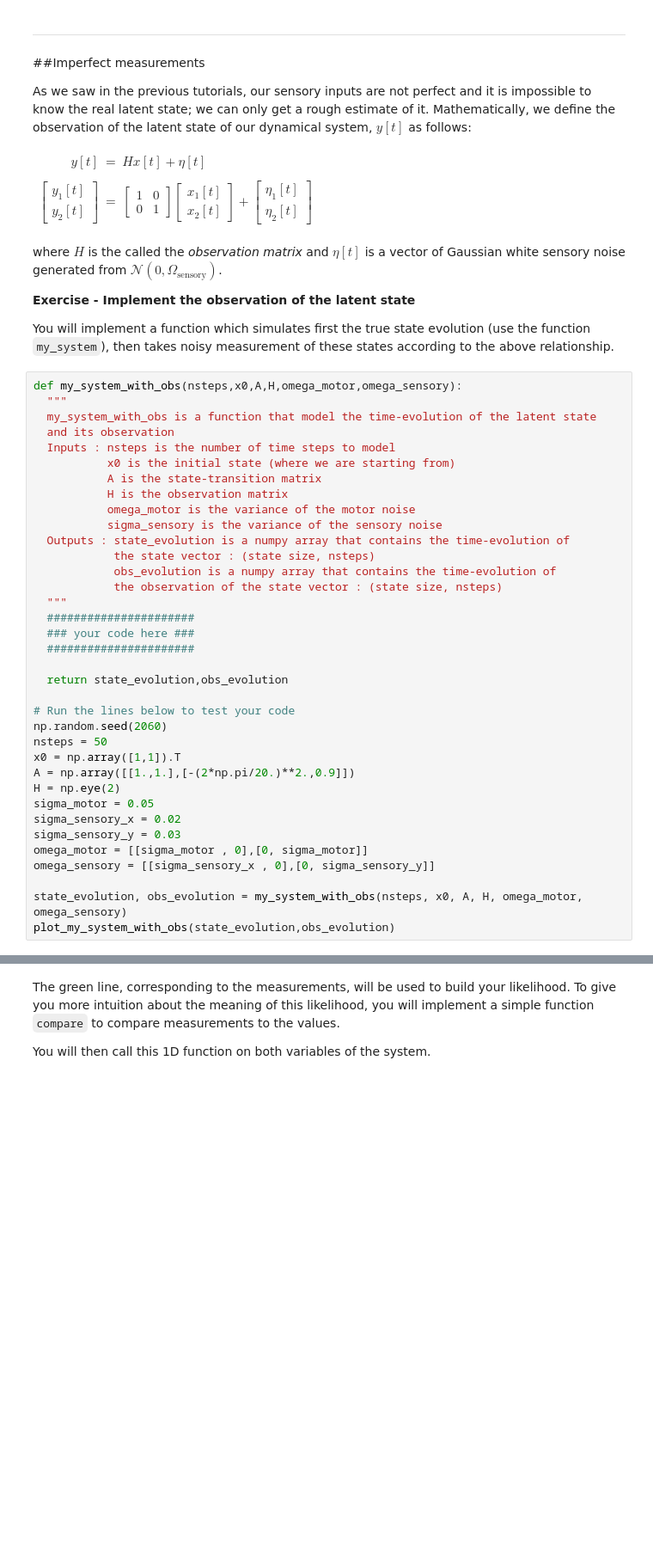
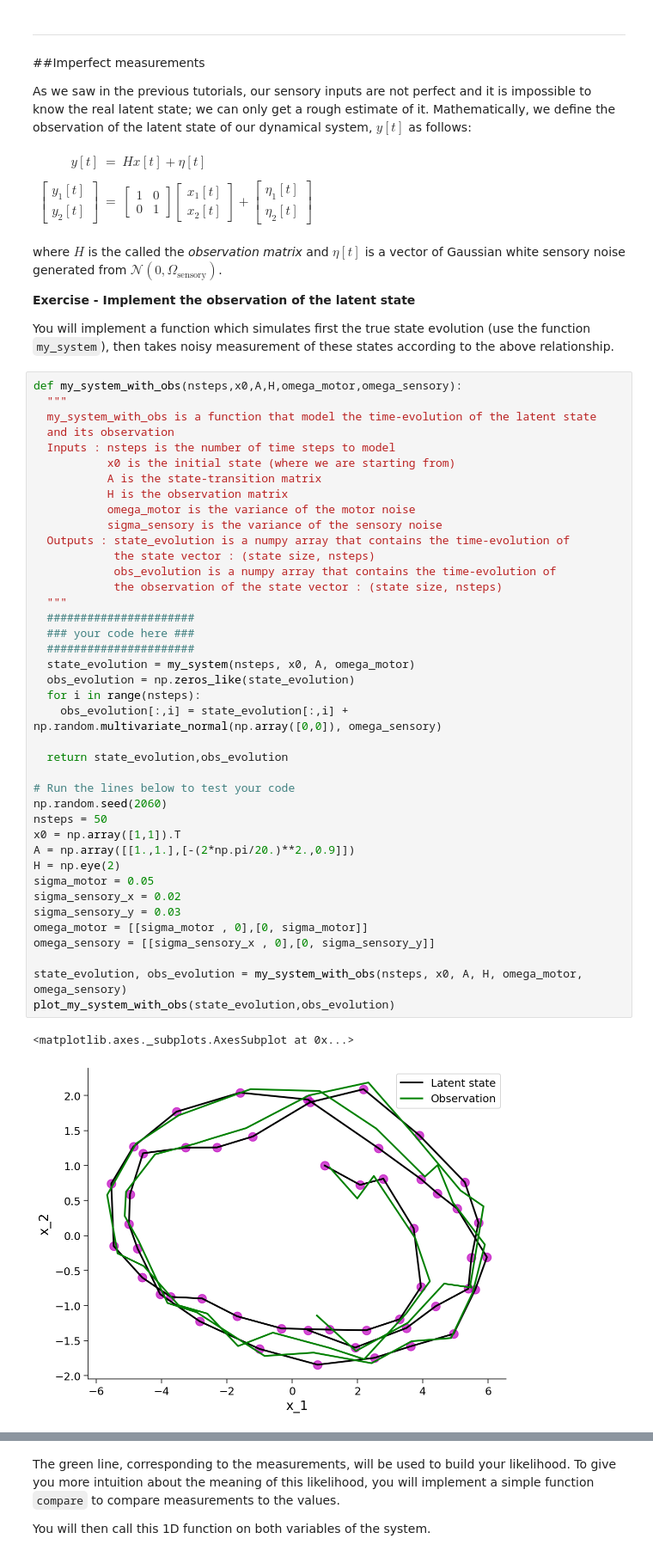
Before and after one commit to svandergoote/LGBIO2060-2022, a Jupyter notebook: LGBIO2060_TP5.ipynb, the cells around one changed output, grey strips where cells are left out. Shown: that part at 86% size. Cells and saved outputs as stored; diff of their text form; blank space fills up the shorter version.

```diff
--- a/LGBIO2060_TP5.ipynb
+++ b/LGBIO2060_TP5.ipynb
@@ -345,33 +370,40 @@ def my_system_with_obs(nsteps,x0,A,H,omega_motor,omega_sensory):
            x0 is the initial state (where we are starting from)
            A is the state-transition matrix
            H is the observation matrix
            omega_motor is the variance of the motor noise
            sigma_sensory is the variance of the sensory noise
   Outputs : state_evolution is a numpy array that contains the time-evolution of
             the state vector : (state size, nsteps)
             obs_evolution is a numpy array that contains the time-evolution of
             the observation of the state vector : (state size, nsteps)
   """
   ######################
   ### your code here ###
   ######################
+  state_evolution = my_system(nsteps, x0, A, omega_motor)
+  obs_evolution = np.zeros_like(state_evolution)
+  for i in range(nsteps):
+    obs_evolution[:,i] = state_evolution[:,i] + np.random.multivariate_normal(np.array([0,0]), omega_sensory)
 
   return state_evolution,obs_evolution
 
 # Run the lines below to test your code
 np.random.seed(2060)
 nsteps = 50
 x0 = np.array([1,1]).T
 A = np.array([[1.,1.],[-(2*np.pi/20.)**2.,0.9]])
 H = np.eye(2)
 sigma_motor = 0.05
 sigma_sensory_x = 0.02
 sigma_sensory_y = 0.03
 omega_motor = [[sigma_motor , 0],[0, sigma_motor]]
 omega_sensory = [[sigma_sensory_x , 0],[0, sigma_sensory_y]]
 
 state_evolution, obs_evolution = my_system_with_obs(nsteps, x0, A, H, omega_motor, omega_sensory)
 plot_my_system_with_obs(state_evolution,obs_evolution)
+# %% [output]
+<matplotlib.axes._subplots.AxesSubplot at 0x...>
+[figure, added]
 # %% [markdown]
 *Example output:*
 
```
Also changed, not shown: parts of 4 cells of this notebook.
